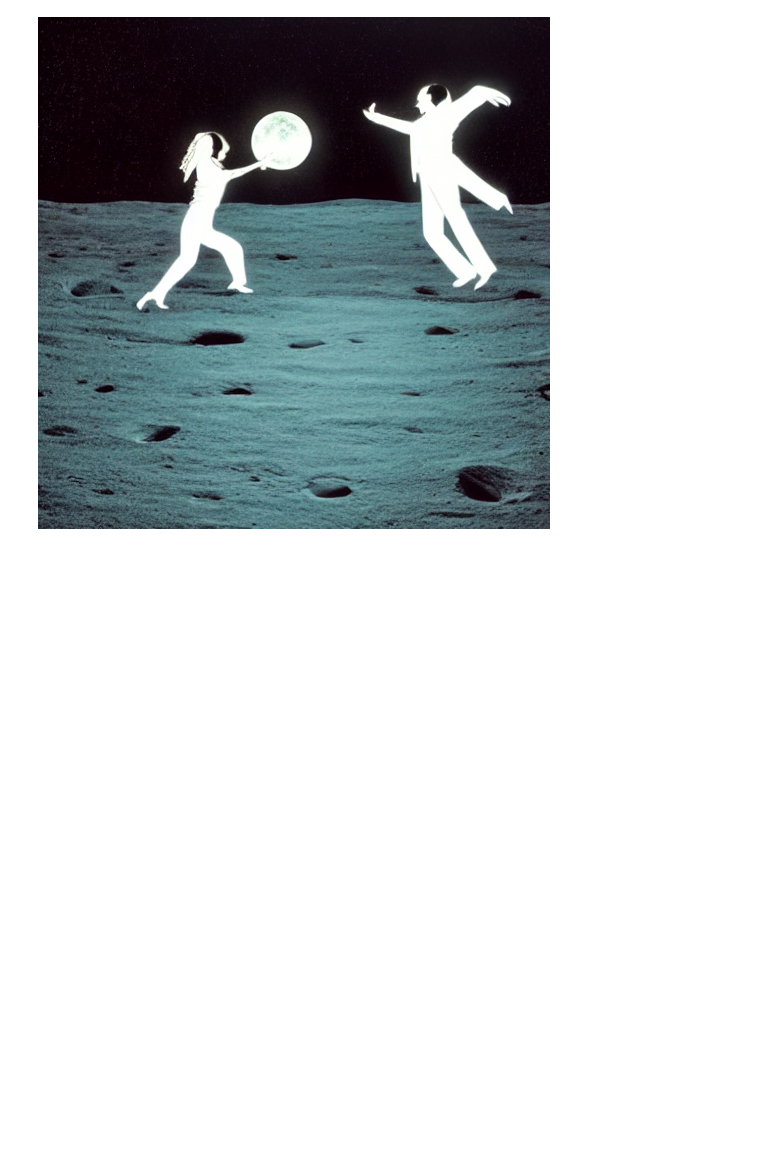
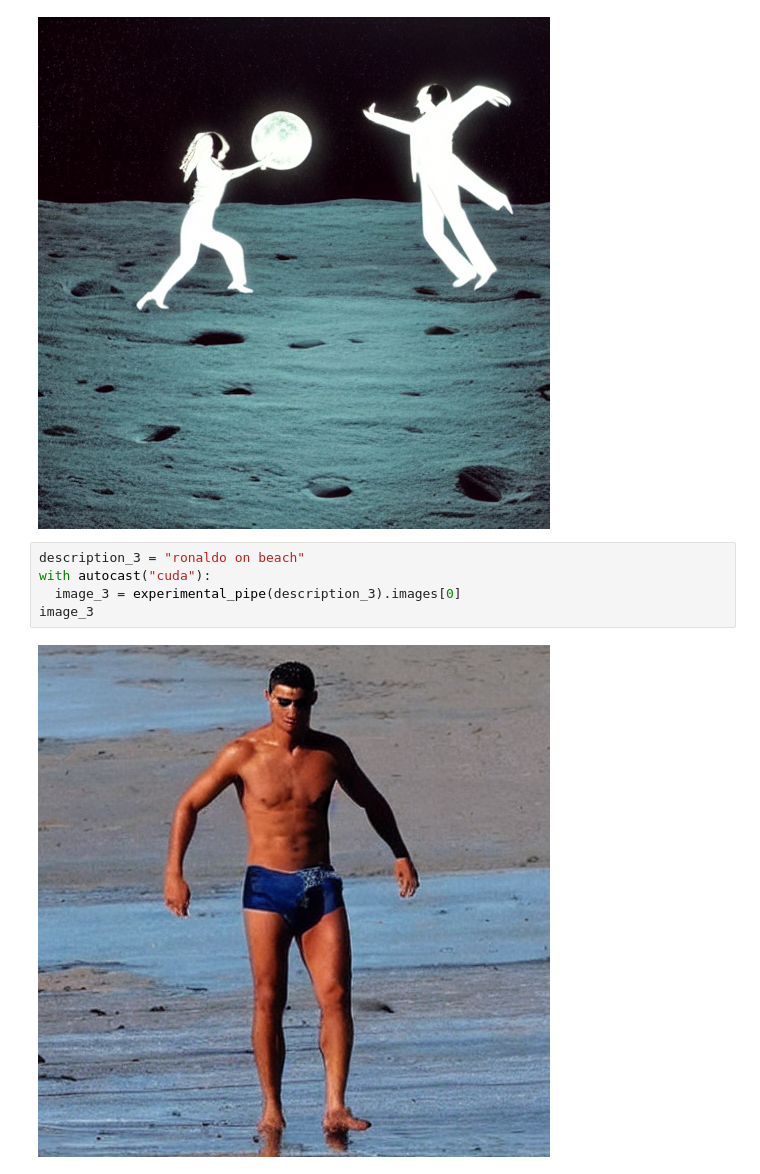
Before and after one commit to purvadanait/AIML-Pract, a Jupyter notebook: stable_diffusion.ipynb, the cells around one changed output. Saved outputs shown, nothing was run; the diff lists cells and outputs as text; blank space fills up the shorter version.

```diff
--- a/stable_diffusion.ipynb
+++ b/stable_diffusion.ipynb
@@ -81,3 +81,10 @@ with autocast("cuda"):
 image_2
 # %% [output]
 [figure]
+# %%
+description_3 = "ronaldo on beach"
+with autocast("cuda"):
+  image_3 = experimental_pipe(description_3).images[0]
+image_3
+# %% [output]
+[figure, added]
```
